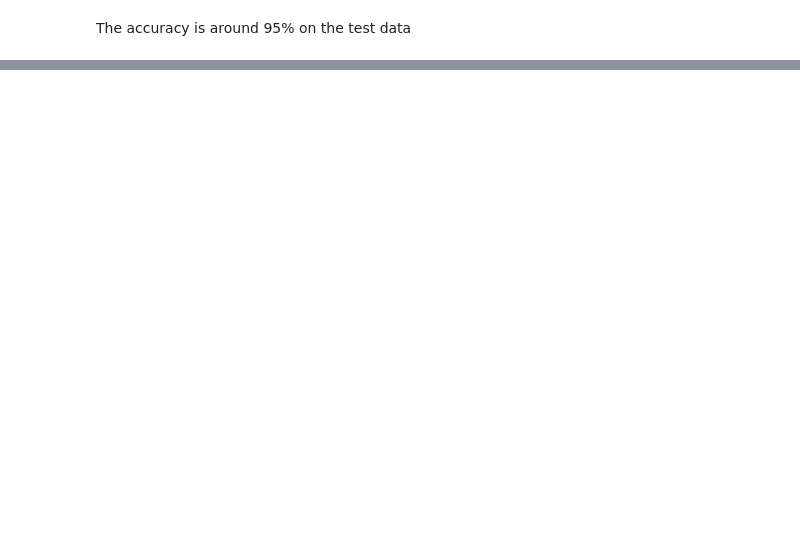
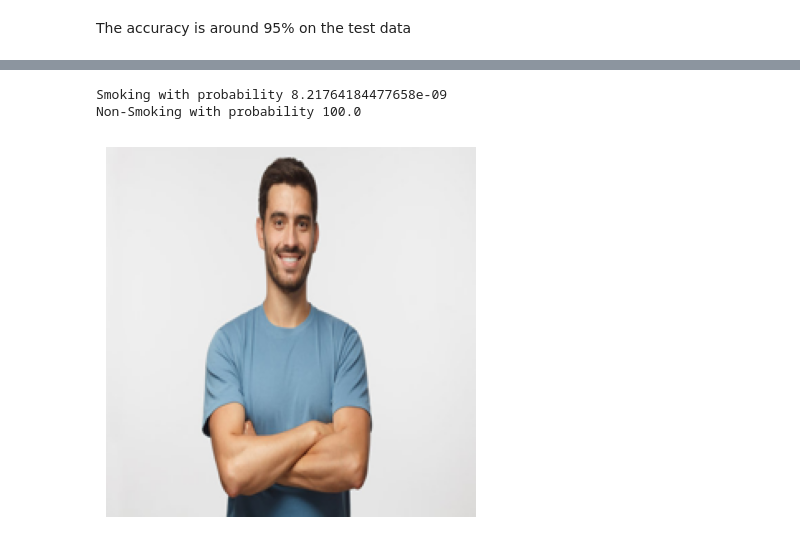
Before and after one commit to dibkb/tensorflow-udemy, a Jupyter notebook: dk-smoke-detection.ipynb, the cells around one changed output, grey strips where cells are left out. Saved outputs shown, nothing was run; the diff lists cells and outputs as text; code cells hidden in the pictures; blank space fills up the shorter version.

```diff
--- a/dk-smoke-detection.ipynb
+++ b/dk-smoke-detection.ipynb
@@ -501,0 +541,6 @@ The accuracy is around 95% on the test data
+# %%
+plot_and_predict('https://t4.ftcdn.net/jpg/02/24/86/95/360_F_224869519_aRaeLneqALfPNBzg0xxMZXghtvBXkfIA.jpg')
+# %% [output]
+Smoking with probability 8.21764184477658e-09
+Non-Smoking with probability 100.0
+[figure, added]
```
Also changed, not shown: parts of 24 cells of this notebook.
